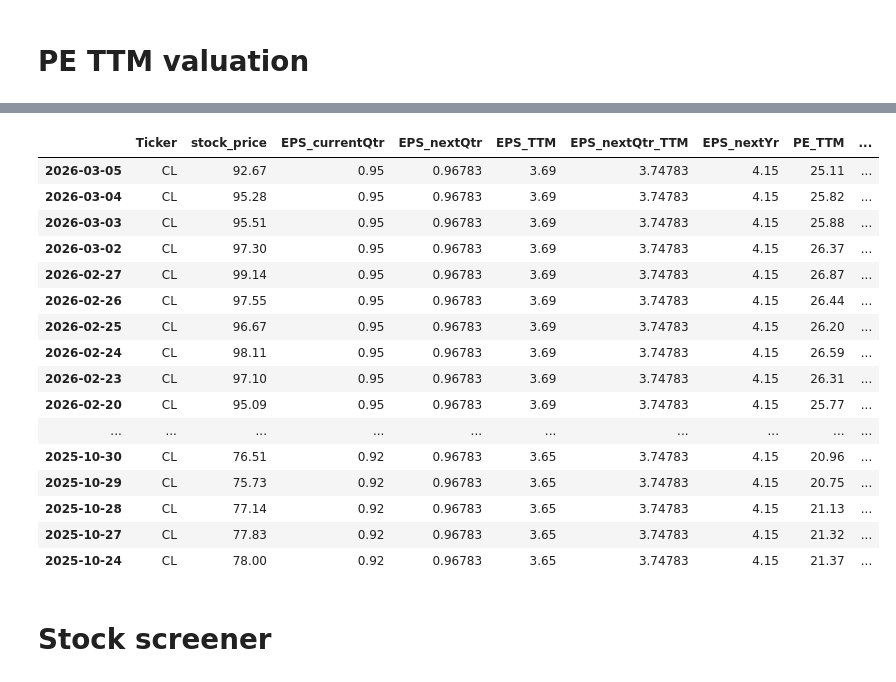
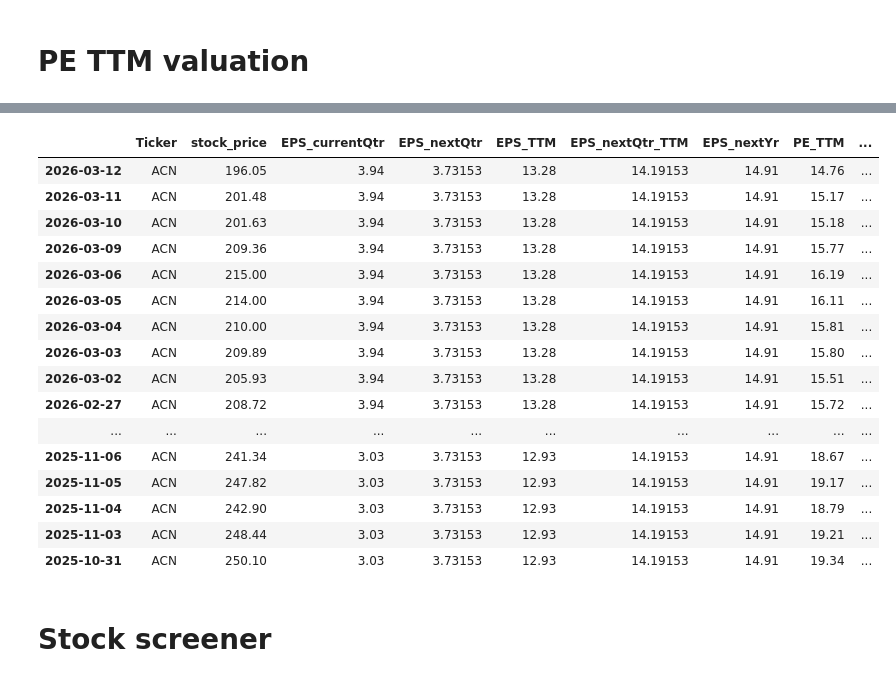
Before and after one commit to tangj310/Inv_equity, a Jupyter notebook: 03_PE_TTM_valuation/PE_TTM_valuation.ipynb, the cells around one changed output, grey strips where cells are left out. Drawn from its saved outputs; the diff is of its cells as text; code cells hidden in the pictures.

```diff
--- a/03_PE_TTM_valuation/PE_TTM_valuation.ipynb
+++ b/03_PE_TTM_valuation/PE_TTM_valuation.ipynb
@@ -788,23 +776,23 @@ ticker_screen_df['Industry_PE_TTM_avg'] = round(ticker_screen_df['PE_TTM'].mean(
 # %%
-ticker_dict_pd['CL']
+ticker_dict_pd['ACN']
 # %% [output]
 |  | Ticker | stock_price | EPS_currentQtr | EPS_nextQtr | EPS_TTM | EPS_nextQtr_TTM | EPS_nextYr | PE_TTM | ... |
-| 2026-03-05 | CL | 92.67 | 0.95 | 0.96783 | 3.69 | 3.74783 | 4.15 | 25.11 | ... |
-| 2026-03-04 | CL | 95.28 | 0.95 | 0.96783 | 3.69 | 3.74783 | 4.15 | 25.82 | ... |
-| 2026-03-03 | CL | 95.51 | 0.95 | 0.96783 | 3.69 | 3.74783 | 4.15 | 25.88 | ... |
-| 2026-03-02 | CL | 97.30 | 0.95 | 0.96783 | 3.69 | 3.74783 | 4.15 | 26.37 | ... |
-| 2026-02-27 | CL | 99.14 | 0.95 | 0.96783 | 3.69 | 3.74783 | 4.15 | 26.87 | ... |
-| 2026-02-26 | CL | 97.55 | 0.95 | 0.96783 | 3.69 | 3.74783 | 4.15 | 26.44 | ... |
-| 2026-02-25 | CL | 96.67 | 0.95 | 0.96783 | 3.69 | 3.74783 | 4.15 | 26.20 | ... |
-| 2026-02-24 | CL | 98.11 | 0.95 | 0.96783 | 3.69 | 3.74783 | 4.15 | 26.59 | ... |
-| 2026-02-23 | CL | 97.10 | 0.95 | 0.96783 | 3.69 | 3.74783 | 4.15 | 26.31 | ... |
-| 2026-02-20 | CL | 95.09 | 0.95 | 0.96783 | 3.69 | 3.74783 | 4.15 | 25.77 | ... |
+| 2026-03-12 | ACN | 196.05 | 3.94 | 3.73153 | 13.28 | 14.19153 | 14.91 | 14.76 | ... |
+| 2026-03-11 | ACN | 201.48 | 3.94 | 3.73153 | 13.28 | 14.19153 | 14.91 | 15.17 | ... |
+| 2026-03-10 | ACN | 201.63 | 3.94 | 3.73153 | 13.28 | 14.19153 | 14.91 | 15.18 | ... |
+| 2026-03-09 | ACN | 209.36 | 3.94 | 3.73153 | 13.28 | 14.19153 | 14.91 | 15.77 | ... |
+| 2026-03-06 | ACN | 215.00 | 3.94 | 3.73153 | 13.28 | 14.19153 | 14.91 | 16.19 | ... |
+| 2026-03-05 | ACN | 214.00 | 3.94 | 3.73153 | 13.28 | 14.19153 | 14.91 | 16.11 | ... |
+| 2026-03-04 | ACN | 210.00 | 3.94 | 3.73153 | 13.28 | 14.19153 | 14.91 | 15.81 | ... |
+| 2026-03-03 | ACN | 209.89 | 3.94 | 3.73153 | 13.28 | 14.19153 | 14.91 | 15.80 | ... |
+| 2026-03-02 | ACN | 205.93 | 3.94 | 3.73153 | 13.28 | 14.19153 | 14.91 | 15.51 | ... |
+| 2026-02-27 | ACN | 208.72 | 3.94 | 3.73153 | 13.28 | 14.19153 | 14.91 | 15.72 | ... |
 | ... | ... | ... | ... | ... | ... | ... | ... | ... | ... |
-| 2025-10-30 | CL | 76.51 | 0.92 | 0.96783 | 3.65 | 3.74783 | 4.15 | 20.96 | ... |
-| 2025-10-29 | CL | 75.73 | 0.92 | 0.96783 | 3.65 | 3.74783 | 4.15 | 20.75 | ... |
-| 2025-10-28 | CL | 77.14 | 0.92 | 0.96783 | 3.65 | 3.74783 | 4.15 | 21.13 | ... |
-| 2025-10-27 | CL | 77.83 | 0.92 | 0.96783 | 3.65 | 3.74783 | 4.15 | 21.32 | ... |
-| 2025-10-24 | CL | 78.00 | 0.92 | 0.96783 | 3.65 | 3.74783 | 4.15 | 21.37 | ... |
+| 2025-11-06 | ACN | 241.34 | 3.03 | 3.73153 | 12.93 | 14.19153 | 14.91 | 18.67 | ... |
+| 2025-11-05 | ACN | 247.82 | 3.03 | 3.73153 | 12.93 | 14.19153 | 14.91 | 19.17 | ... |
+| 2025-11-04 | ACN | 242.90 | 3.03 | 3.73153 | 12.93 | 14.19153 | 14.91 | 18.79 | ... |
+| 2025-11-03 | ACN | 248.44 | 3.03 | 3.73153 | 12.93 | 14.19153 | 14.91 | 19.21 | ... |
+| 2025-10-31 | ACN | 250.10 | 3.03 | 3.73153 | 12.93 | 14.19153 | 14.91 | 19.34 | ... |
 # %% [markdown]
 # Stock screener
 # %%
```
Also changed, not shown: parts of 2 cells of this notebook.
